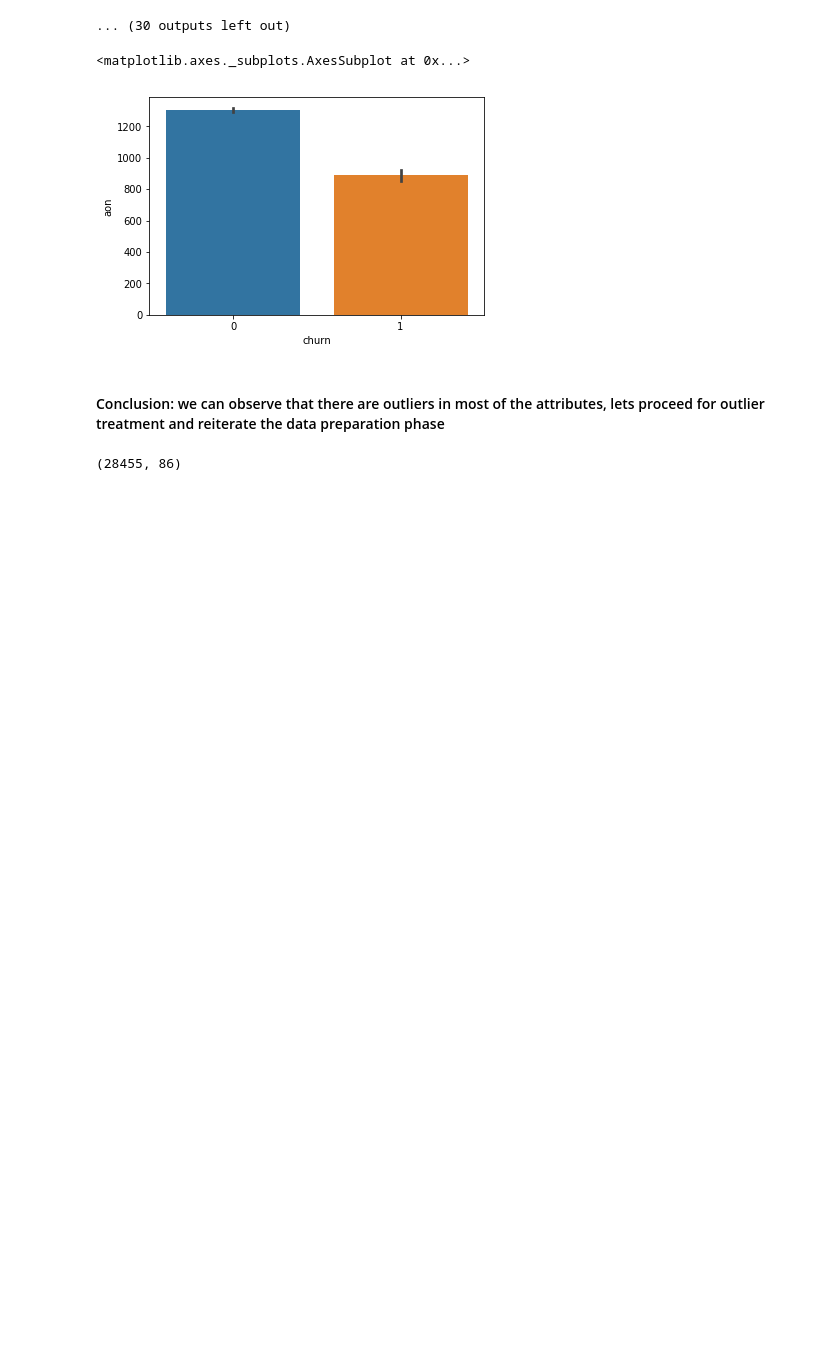
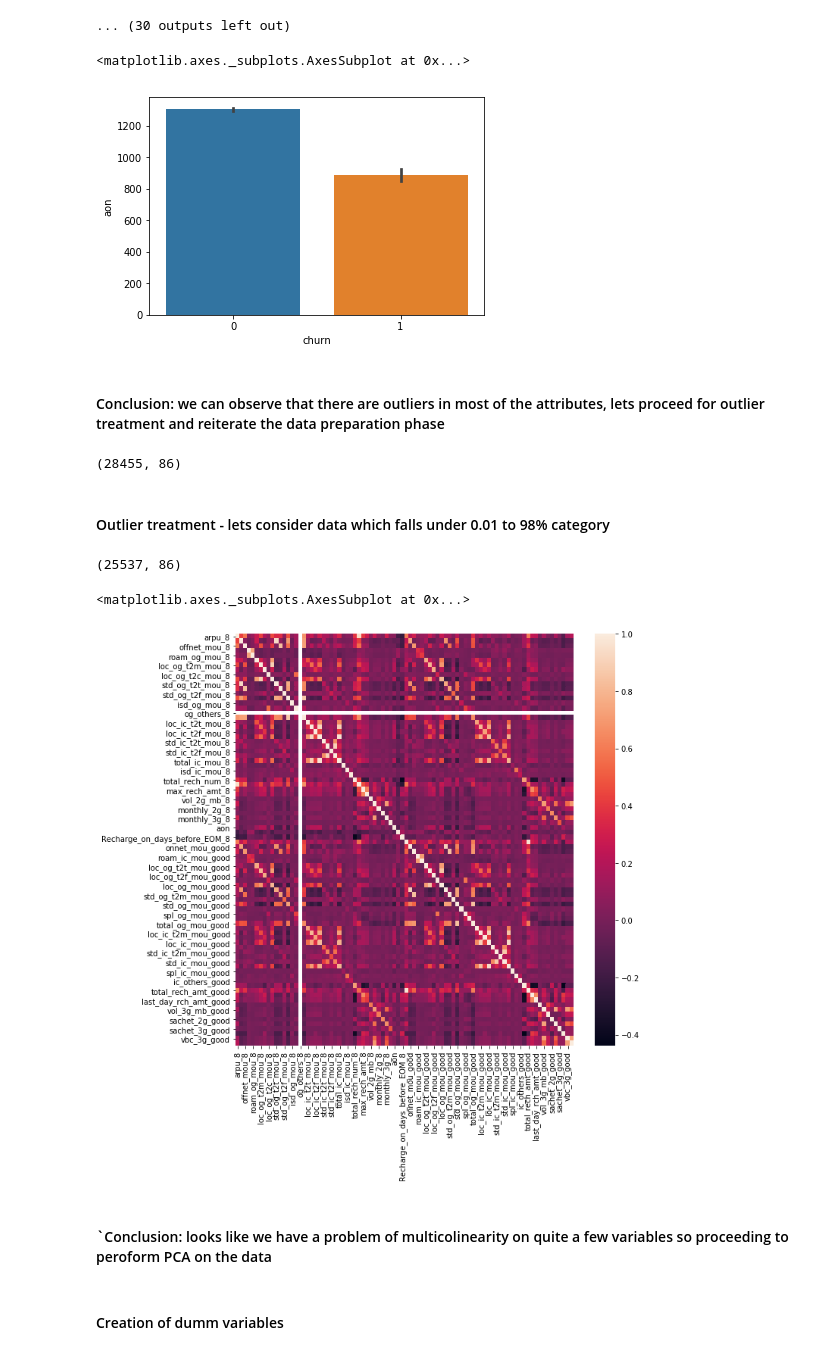
Before and after one commit to murthy605/TelecomChurn, a Jupyter notebook: Hari_Krishna_TelecomChurnCaseStudy.ipynb, the cells around one changed output. Drawn from its saved outputs; the diff is of its cells as text; code cells hidden in the pictures; blank space fills up the shorter version.

Commit message:
Data preparation -4

```diff
--- a/Hari_Krishna_TelecomChurnCaseStudy.ipynb
+++ b/Hari_Krishna_TelecomChurnCaseStudy.ipynb
@@ -469,3 +485,28 @@ telecom_churn_reduced_9_df = telecom_churn_reduced_8_df.drop(_action_good_perct_
 telecom_churn_reduced_9_df.shape
 # %% [output]
 (28455, 86)
+# %% [markdown]
+#### Outlier treatment - lets consider data which falls under 0.01 to 98% category
+# %%
+def drop_outliers(x):
+    list = []
+    for col in col_diffin_phase:
+        Q1 = x[col].quantile(.01)
+        Q3 = x[col].quantile(.98)
+        IQR = Q3-Q1
+        x =  x[(x[col] >= (Q1-(1.5*IQR))) & (x[col] <= (Q3+(1.5*IQR)))]
+    return x
+
+telecom_churn_reduced_10_df = drop_outliers(telecom_churn_reduced_9_df)
+telecom_churn_reduced_10_df.shape
+# %% [output]
+(25537, 86)
+# %%
+plt.figure(figsize = (10,10))
+
+sns.heatmap(telecom_churn_reduced_10_df.corr())
+# %% [output]
+<matplotlib.axes._subplots.AxesSubplot at 0x...>
+[figure, added]
+# %% [markdown]
+#### `Conclusion: looks like we have a problem of multicolinearity on quite a few variables so proceeding to peroform PCA on the data
@@ -471,0 +515,2 @@ telecom_churn_reduced_9_df.shape
+# %% [markdown]
+#### Creation of dumm variables
```
Also changed, not shown: parts of 17 cells of this notebook.
